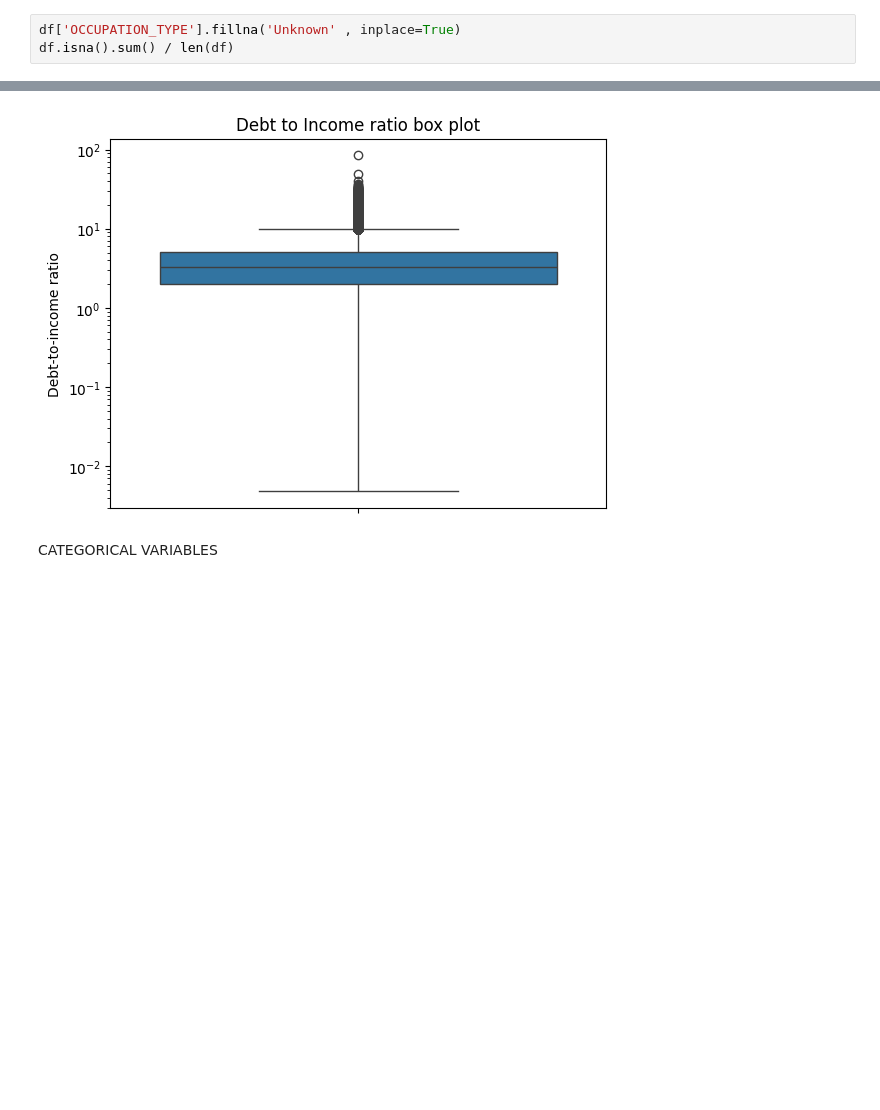
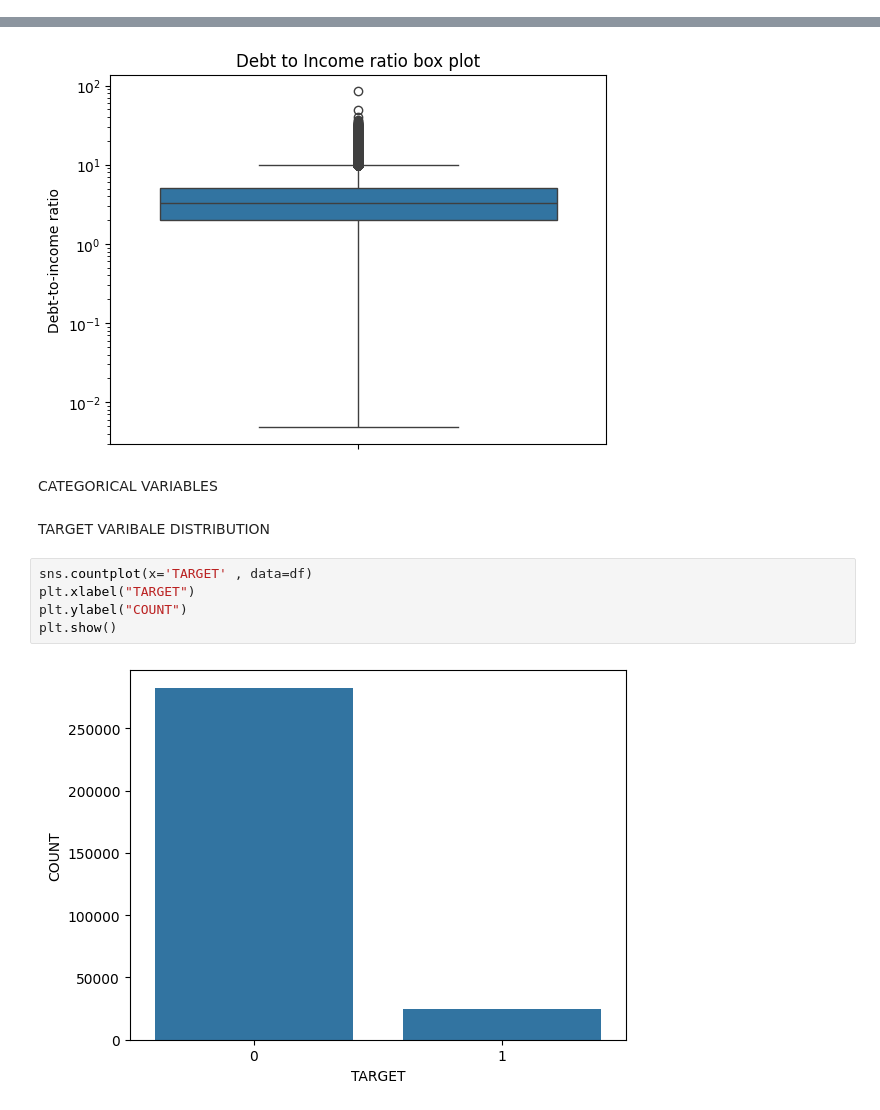
Before and after one commit to atharva3428/home-credit-analysis, a Jupyter notebook: analysis.ipynb, the cells around one changed output, grey strips where cells are left out. Drawn from its saved outputs; the diff is of its cells as text; blank space fills up the shorter version.

```diff
--- a/analysis.ipynb
+++ b/analysis.ipynb
@@ -41,6 +41,3 @@ df.head()
 | 2 | 100004 | 0 | 67500.0 | 135000.0 | 6750.0 | 135000.0 | -19046 | ... |
 | 3 | 100006 | 0 | 135000.0 | 312682.5 | 29686.5 | 297000.0 | -19005 | ... |
 | 4 | 100007 | 0 | 121500.0 | 513000.0 | 21865.5 | 513000.0 | -19932 | ... |
-# %%
-df['OCCUPATION_TYPE'].fillna('Unknown' , inplace=True)
-df.isna().sum() / len(df)
@@ -173,3 +153,12 @@ plt.show()
 [figure]
 # %% [markdown]
 CATEGORICAL VARIABLES
+# %% [markdown]
+TARGET VARIBALE DISTRIBUTION
+# %%
+sns.countplot(x='TARGET' , data=df)
+plt.xlabel("TARGET")
+plt.ylabel("COUNT")
+plt.show()
+# %% [output]
+[figure, added]
```
Also changed, not shown: parts of 8 cells of this notebook.
